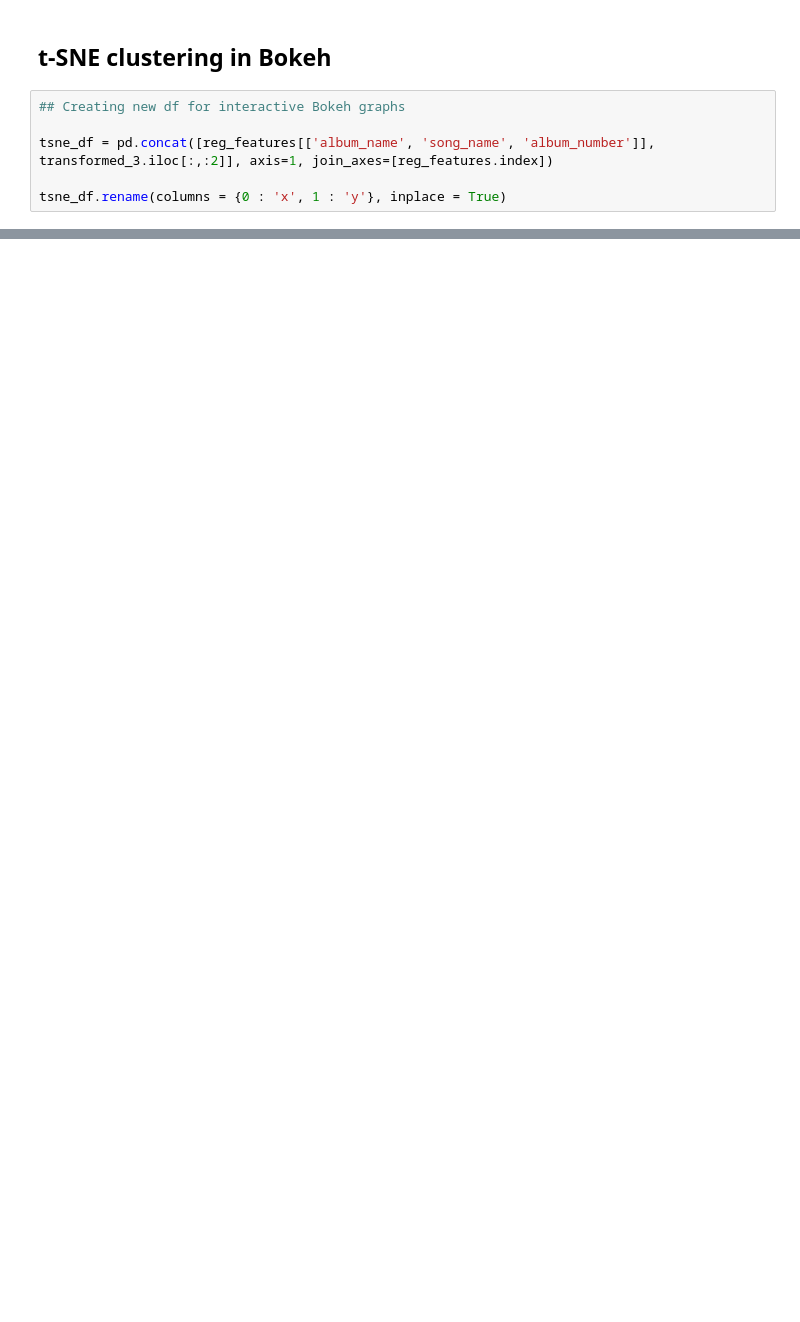
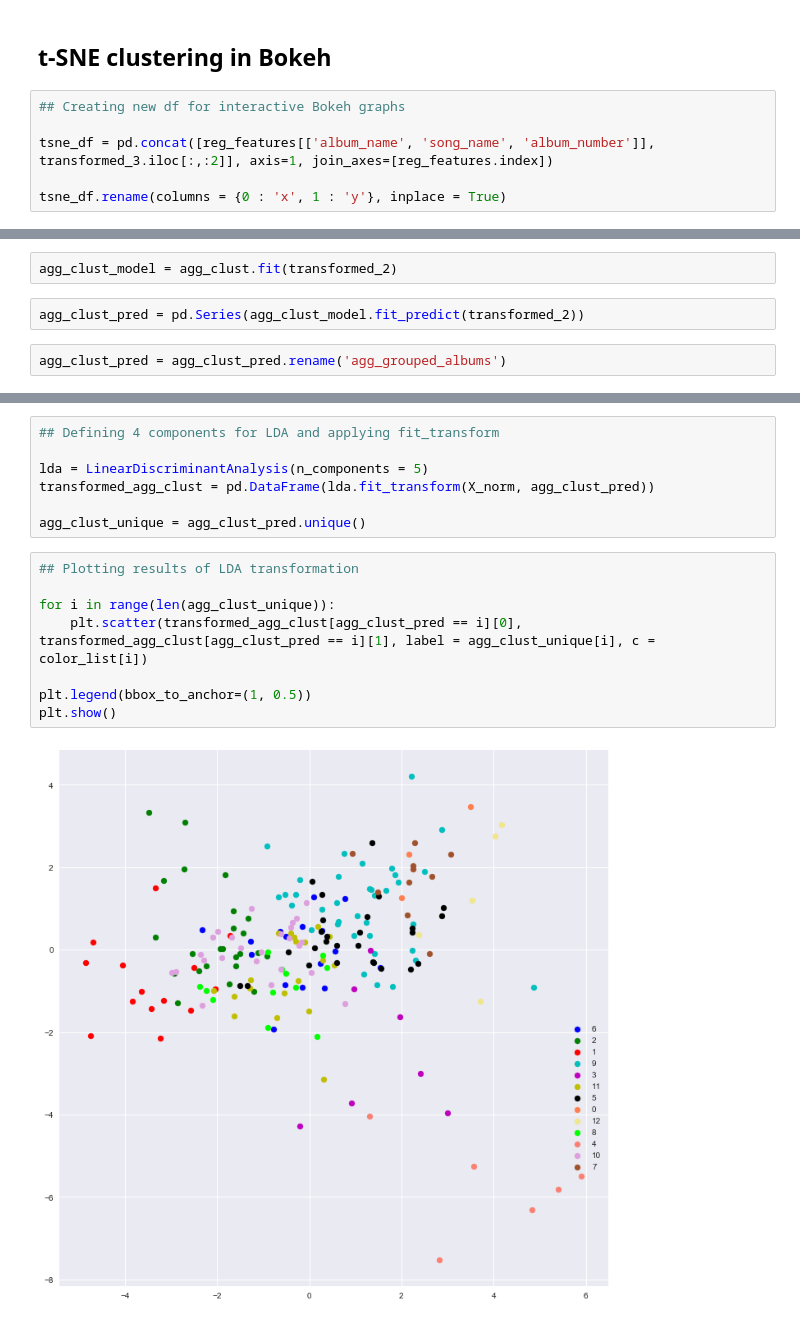
Before and after one commit to jroth006/The-future-of-music, a Jupyter notebook: Exploratory Data Analysis.ipynb, the cells around one changed output, grey strips where cells are left out. Cells and saved outputs as stored; diff of their text form; blank space fills up the shorter version.

Commit message:
started working on album reclassification

```diff
--- a/Exploratory Data Analysis.ipynb
+++ b/Exploratory Data Analysis.ipynb
@@ -760,0 +787,6 @@ Loading BokehJS ...
+# %%
+agg_clust_model = agg_clust.fit(transformed_2)
+# %%
+agg_clust_pred = pd.Series(agg_clust_model.fit_predict(transformed_2))
+# %%
+agg_clust_pred = agg_clust_pred.rename('agg_grouped_albums')
@@ -760,0 +815,17 @@ Loading BokehJS ...
+# %%
+## Defining 4 components for LDA and applying fit_transform
+
+lda = LinearDiscriminantAnalysis(n_components = 5)
+transformed_agg_clust = pd.DataFrame(lda.fit_transform(X_norm, agg_clust_pred))
+
+agg_clust_unique = agg_clust_pred.unique()
+# %%
+## Plotting results of LDA transformation
+
+for i in range(len(agg_clust_unique)):
+    plt.scatter(transformed_agg_clust[agg_clust_pred == i][0], transformed_agg_clust[agg_clust_pred == i][1], label = agg_clust_unique[i], c = color_list[i])
+
+plt.legend(bbox_to_anchor=(1, 0.5))
+plt.show()
+# %% [output]
+[figure, added]
```
Also changed, not shown: parts of 17 cells of this notebook, 8 other files.
